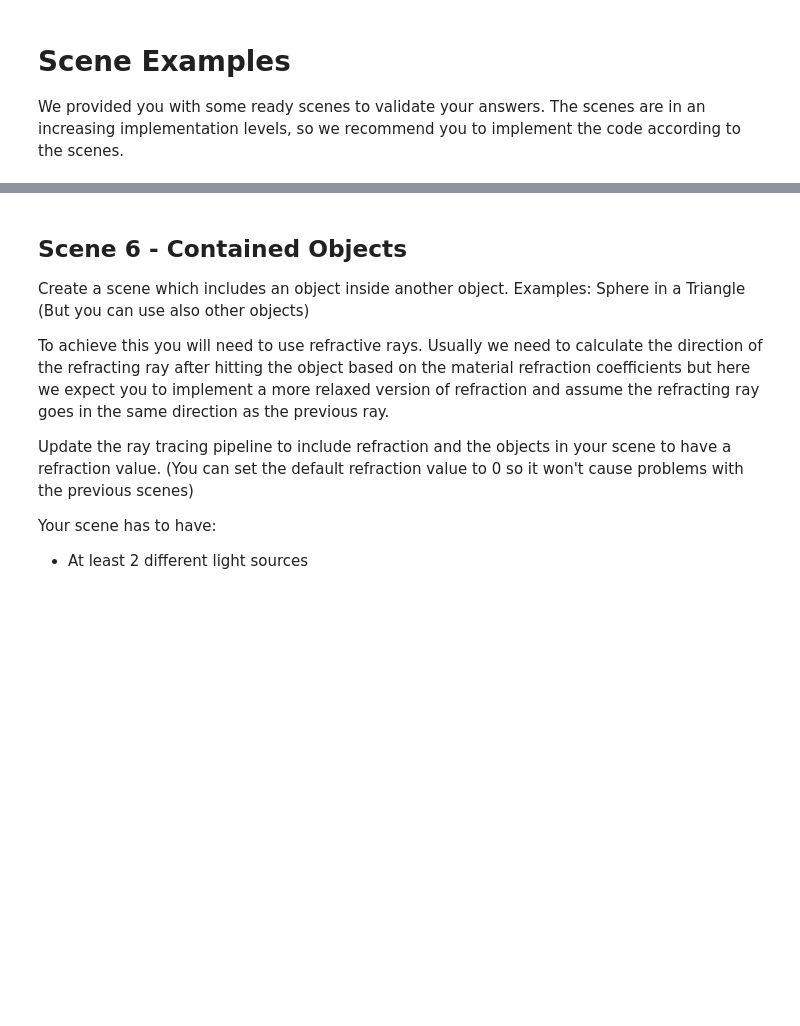
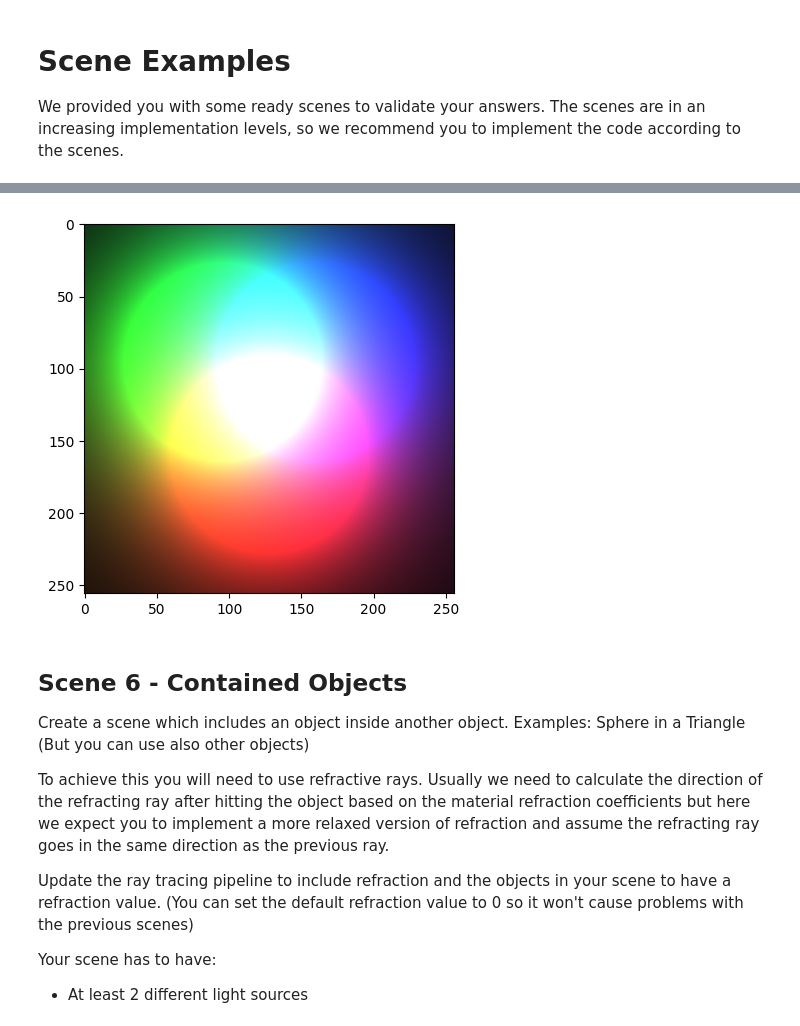
Before and after one commit to yossefPartouche/Computer_Graphics, a Jupyter notebook: EX03/Ray Tracing Assignment.ipynb, the cells around one changed output, grey strips where cells are left out. Cells and saved outputs as stored; diff of their text form; code cells hidden in the pictures; blank space fills up the shorter version.

```diff
--- a/EX03/Ray Tracing Assignment.ipynb
+++ b/EX03/Ray Tracing Assignment.ipynb
@@ -198,28 +209,30 @@ This scene has 3 light sources, each one in different color, and a white backgro
 # %%
 from hw3 import *
 
 background = Plane([0,0,1], [0,0,-1])
 background.set_material([1, 1, 1], [1, 1, 1], [1, 1, 1], 1000, 0.5)
 
 
 objects = [background]
 
-light_a = SpotLight(intensity= np.array([0, 0, 1]),position=np.array([0.5,0.5,0]), direction=([0,0,1]),
+light_a = SpotLight(intensity= np.array([0, 0, 1]),position=np.array([0.5,0.5,0]), direction=([0,0,-1]),
                     kc=0.1,kl=0.1,kq=0.1)
-light_b = SpotLight(intensity= np.array([0, 1, 0]),position=np.array([-0.5,0.5,0]), direction=([0,0,1]),
+light_b = SpotLight(intensity= np.array([0, 1, 0]),position=np.array([-0.5,0.5,0]), direction=([0,0,-1]),
                     kc=0.1,kl=0.1,kq=0.1)
-light_c = SpotLight(intensity= np.array([1, 0, 0]),position=np.array([0,-0.5,0]), direction=([0,0,1]),
+light_c = SpotLight(intensity= np.array([1, 0, 0]),position=np.array([0,-0.5,0]), direction=([0,0,-1]),
                     kc=0.1,kl=0.1,kq=0.1)
 
 lights = [light_a,light_b,light_c]
 
 ambient = np.array([0,0,0])
 
 camera = np.array([0,0,1])
 
 im = render_scene(camera, ambient, lights, objects, RENDER_RESOLUTION, 3)
 plt.imshow(im)
 plt.imsave('scene5.png', im)
+# %% [output]
+[figure, added]
 # %% [markdown]
 ## Scene 6 - Contained Objects
 
```
Also changed, not shown: parts of 6 cells of this notebook, 2 other files.
